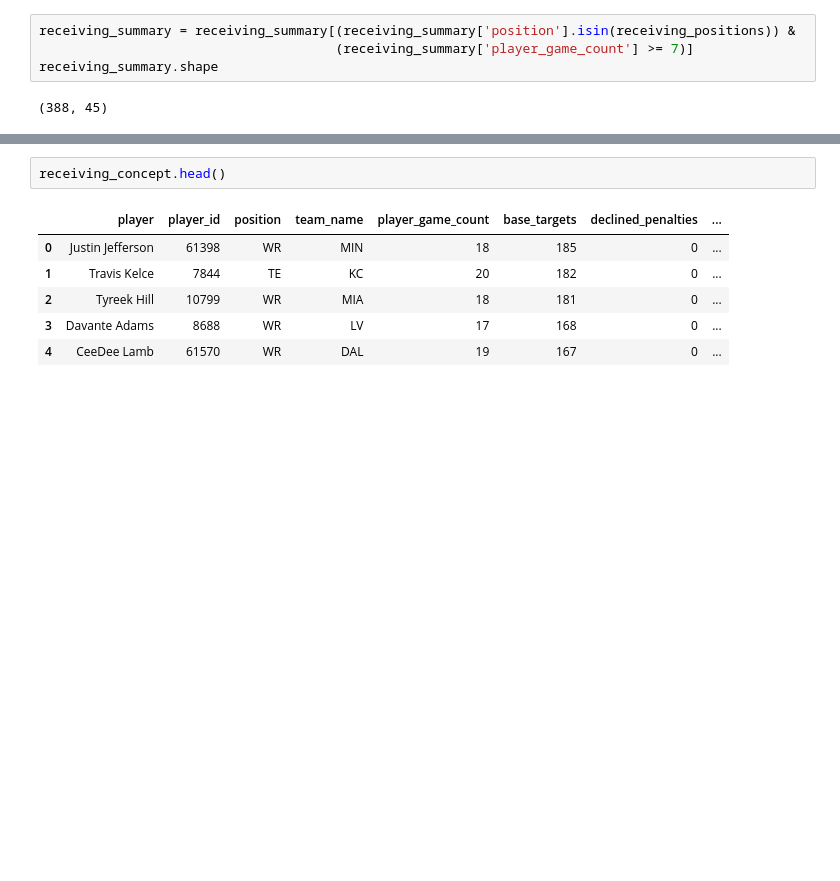
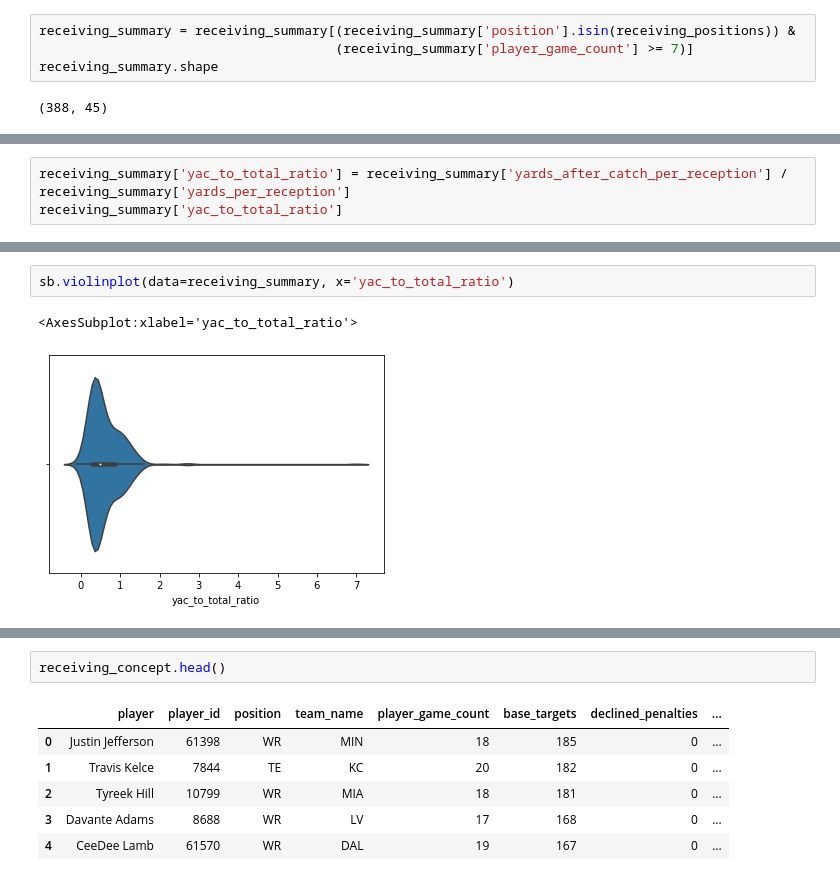
Before and after one commit to kchander92/NYCDSA-Data-Analysis-Project, a Jupyter notebook: Data Analysis Project Krishnan Chander.ipynb, the cells around one changed output, grey strips where cells are left out. Saved outputs shown, nothing was run; the diff lists cells and outputs as text; blank space fills up the shorter version.

```diff
--- a/Data Analysis Project Krishnan Chander.ipynb
+++ b/Data Analysis Project Krishnan Chander.ipynb
@@ -96,0 +146,3 @@ KeyError: "['team'] not in index"
+# %%
+receiving_summary['yac_to_total_ratio'] = receiving_summary['yards_after_catch_per_reception'] / receiving_summary['yards_per_reception']
+receiving_summary['yac_to_total_ratio']
@@ -96,0 +162,5 @@ KeyError: "['team'] not in index"
+# %%
+sb.violinplot(data=receiving_summary, x='yac_to_total_ratio')
+# %% [output]
+<AxesSubplot:xlabel='yac_to_total_ratio'>
+[figure, added]
```
Also changed, not shown: parts of 9 cells of this notebook.
